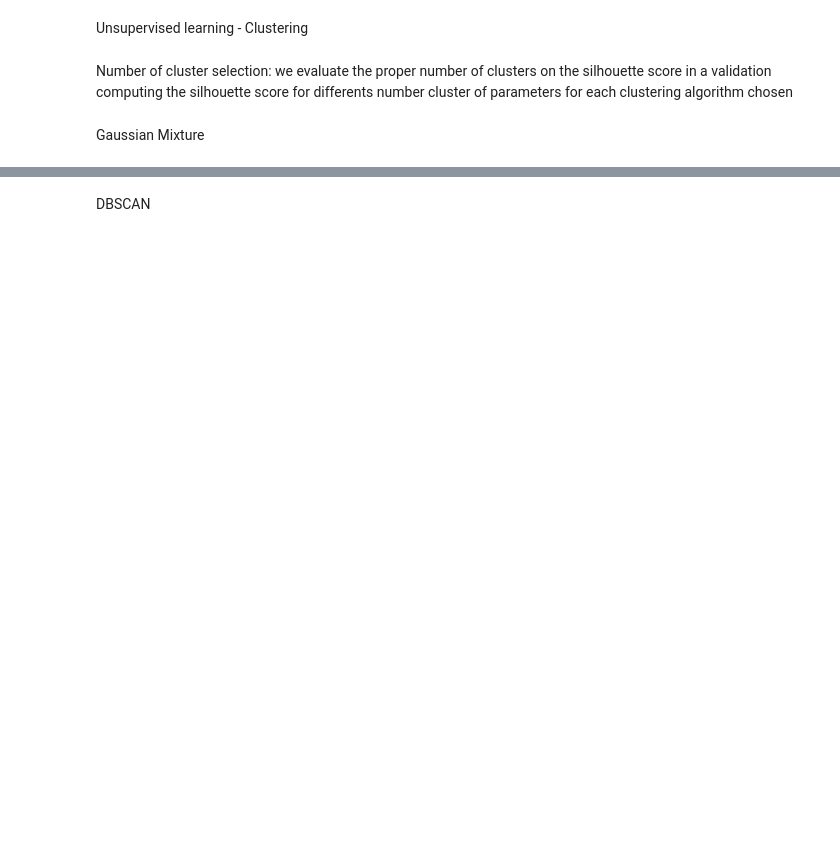
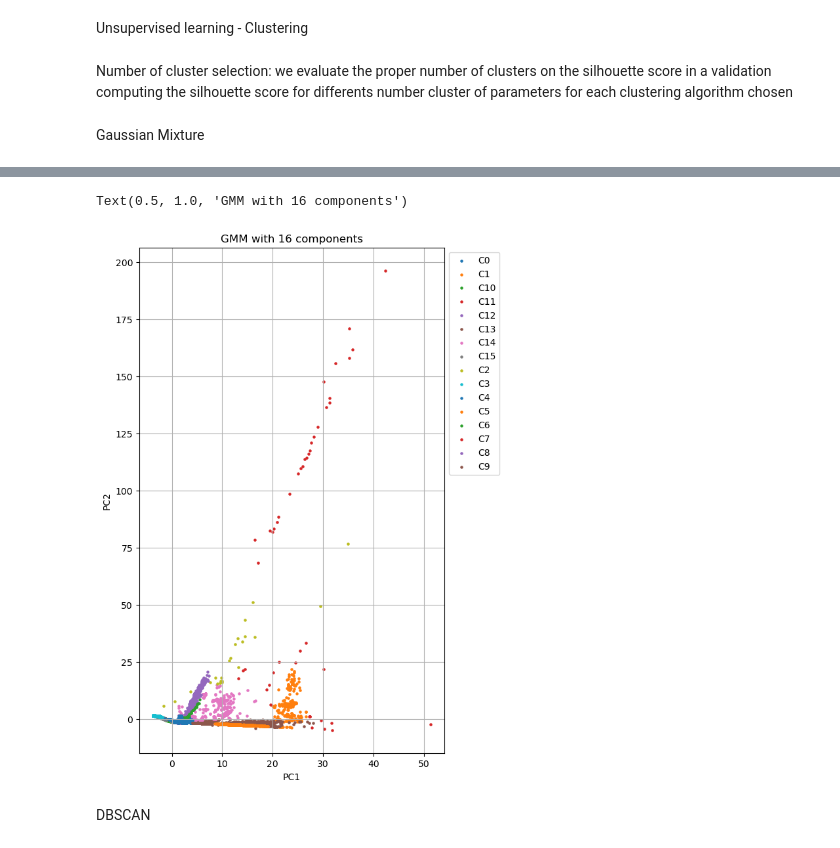
Before and after one commit to federicomirra01/DDoS_analysis_project, a Jupyter notebook: Section_3(to_be_done).ipynb, the cells around one changed output, grey strips where cells are left out. Cells and saved outputs as stored; diff of their text form; code cells hidden in the pictures; blank space fills up the shorter version.

```diff
--- a/Section_3(to_be_done).ipynb
+++ b/Section_3(to_be_done).ipynb
@@ -71,3 +78,26 @@ plt.show()
+# %%
+from sklearn.decomposition import PCA
+pca = PCA(n_components=2)
+pca_result = pca.fit_transform(pd.read_csv('pca_dataframe.csv'))
+df = pd.DataFrame(pca_result)
+
+gmm = GaussianMixture(n_components=16)
+labels = gmm.fit_predict(df)
+df['cid'] = [f'C{x}' for x in labels]
+df['label'] = y.reshape(-1)
+
+plt.figure(figsize=(6,10))
+for i in np.unique(df.cid):
+    subdf = df[df.cid == i]
+    plt.scatter(subdf[0], subdf[1], label=i, s=5)
+plt.grid()
+lgnd = plt.legend(bbox_to_anchor=(1, 1), loc="upper left")
+plt.xlabel('PC1')
+plt.ylabel('PC2')
+plt.title('GMM with 16 components')
+# %% [output]
+Text(0.5, 1.0, 'GMM with 16 components')
+[figure, added]
 # %% [markdown]
 DBSCAN
 # %%
```
Also changed, not shown: parts of 2 cells of this notebook, 1 other file.
